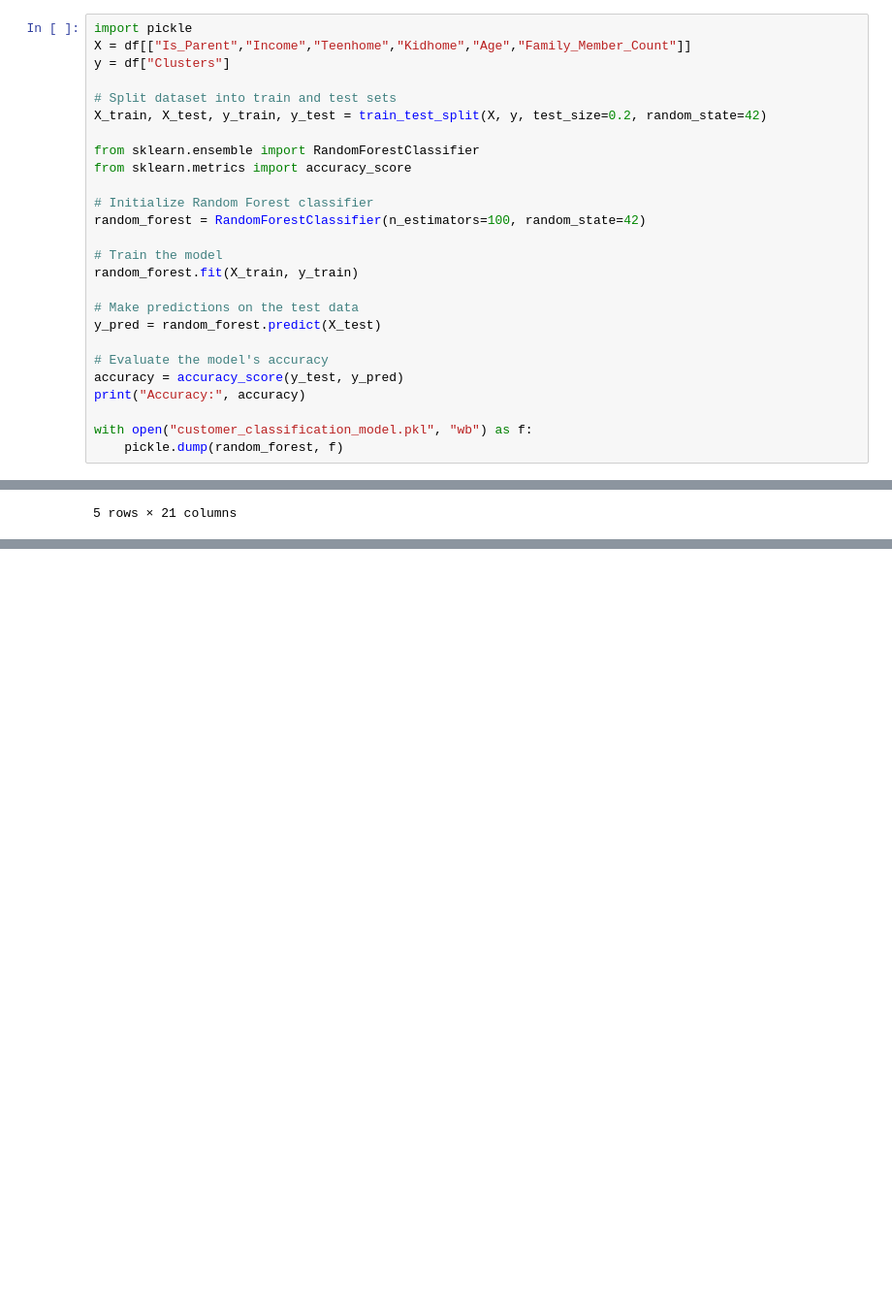
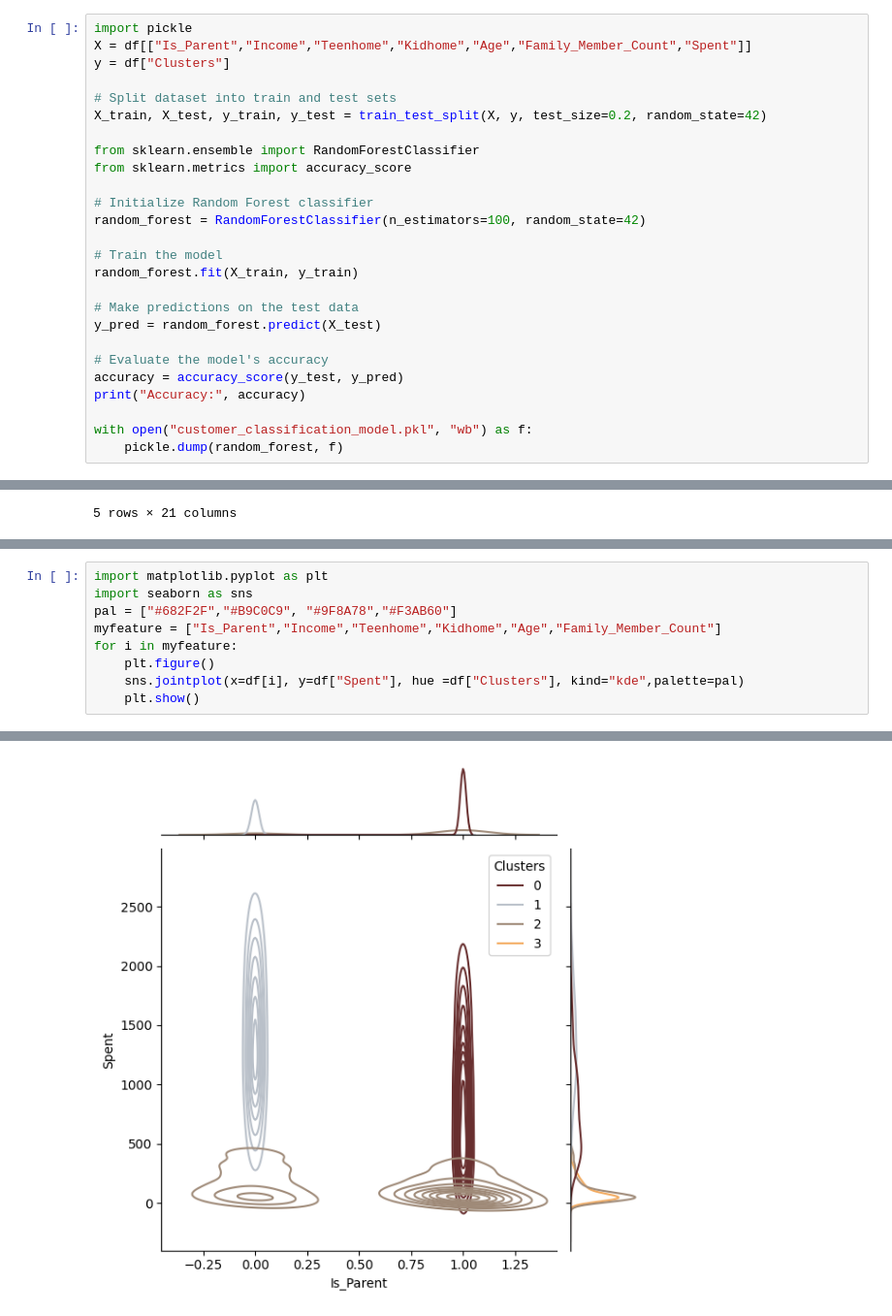
Before and after one commit to Anant0507/Customer-Segmentation, a Jupyter notebook: Classifying_Customer.ipynb, the cells around one changed output, grey strips where cells are left out. Shown: that part at 97% size. Drawn from its saved outputs; the diff is of its cells as text; blank space fills up the shorter version.

```diff
--- a/Classifying_Customer.ipynb
+++ b/Classifying_Customer.ipynb
@@ -403,7 +407,7 @@ print("Accuracy:", accuracy)
 Accuracy: 0.8758465011286681
 # %%
 import pickle
-X = df[["Is_Parent","Income","Teenhome","Kidhome","Age","Family_Member_Count"]]
+X = df[["Is_Parent","Income","Teenhome","Kidhome","Age","Family_Member_Count","Spent"]]
 y = df["Clusters"]
 
 # Split dataset into train and test sets
@@ -550,0 +565,10 @@ df.head()
+# %%
+import matplotlib.pyplot as plt
+import seaborn as sns
+pal = ["#682F2F","#B9C0C9", "#9F8A78","#F3AB60"]
+myfeature = ["Is_Parent","Income","Teenhome","Kidhome","Age","Family_Member_Count"]
+for i in myfeature:
+    plt.figure()
+    sns.jointplot(x=df[i], y=df["Spent"], hue =df["Clusters"], kind="kde",palette=pal)
+    plt.show()
+# %% [output]
@@ -550,0 +576 @@ df.head()
+[figure, added]
```
Also changed, not shown: parts of 7 cells of this notebook, 2 other files.
